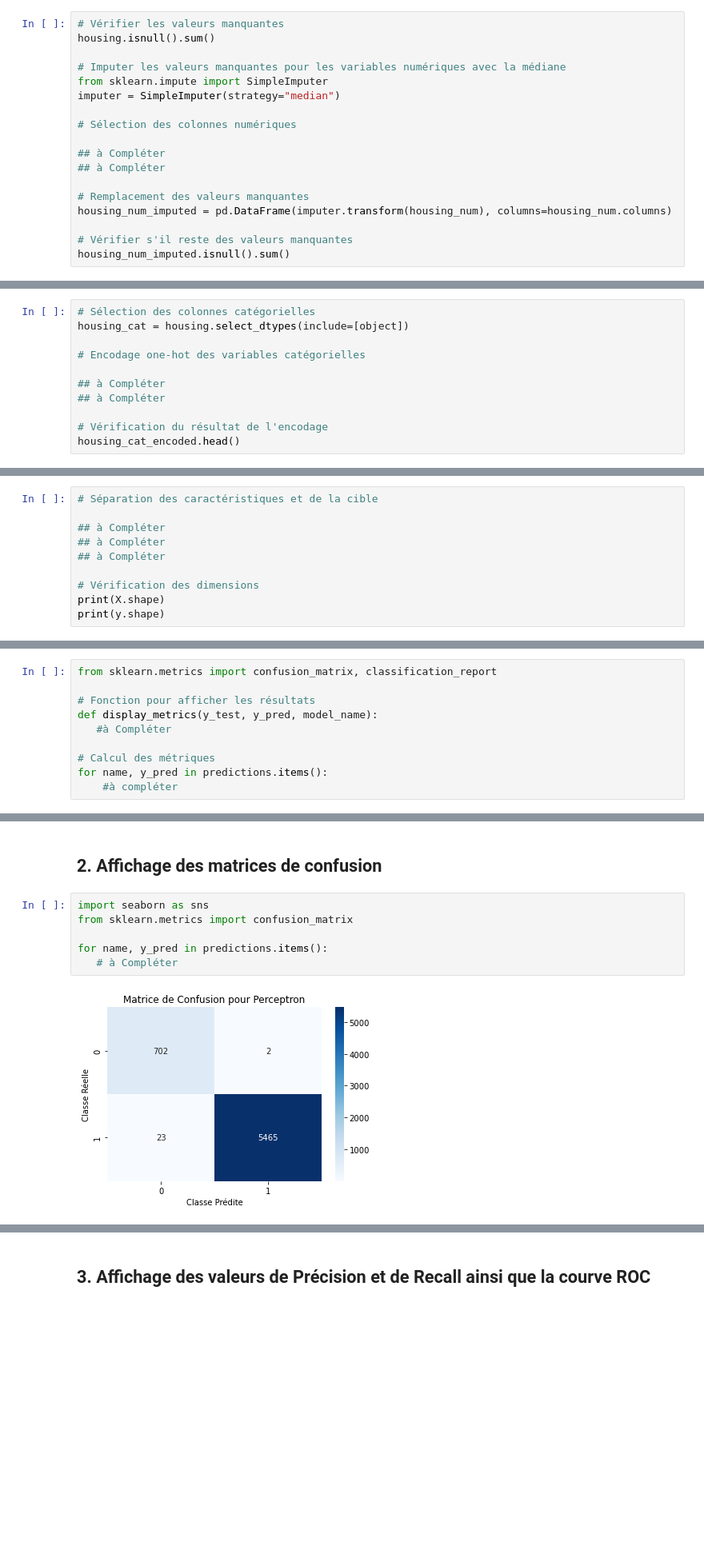
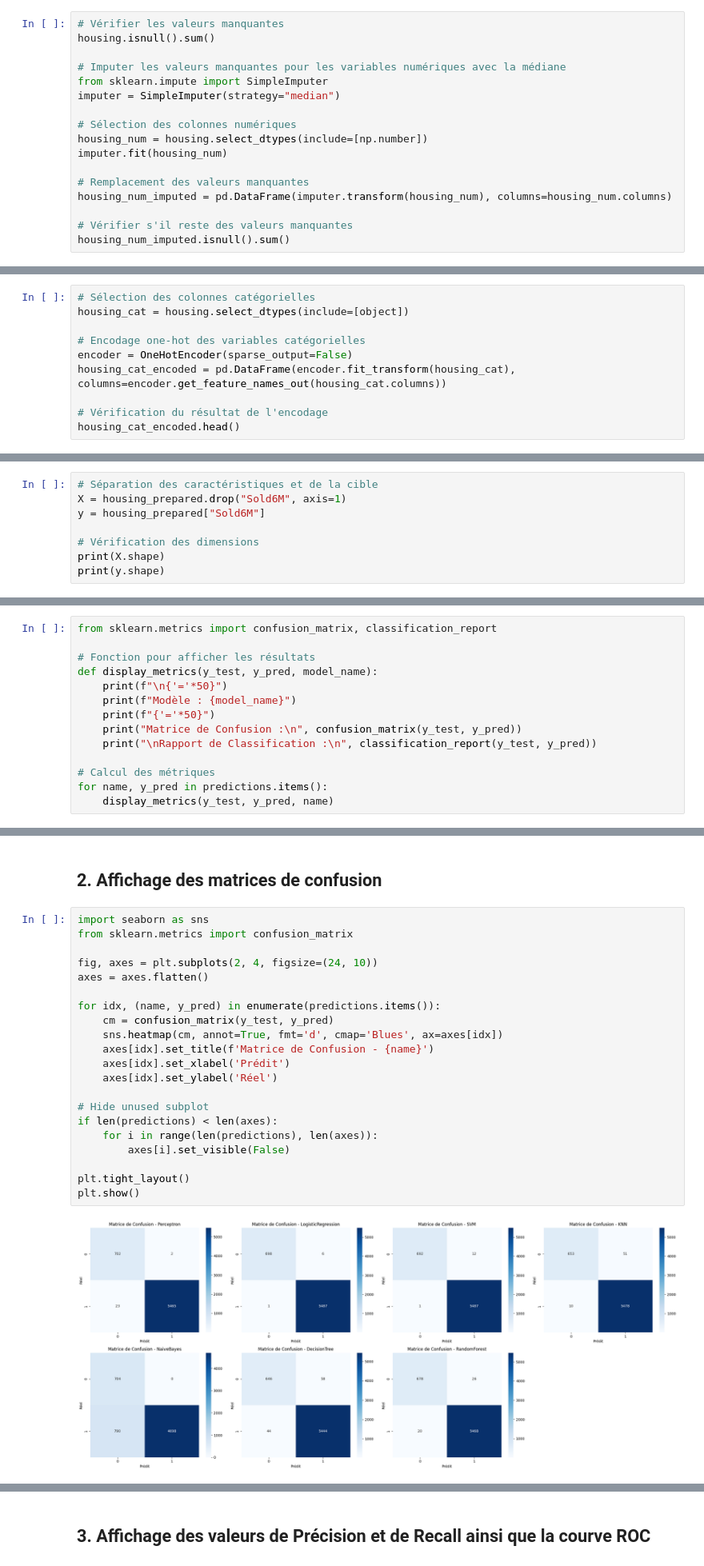
Before and after one commit to Akkuro/Ethical-turnover-analysis, a Jupyter notebook: workshops/WS_Classification/WS_Classification.ipynb, the cells around one changed output, grey strips where cells are left out. Shown at 80% size. Saved outputs shown, nothing was run; the diff lists cells and outputs as text; blank space fills up the shorter version.

```diff
--- a/workshops/WS_Classification/WS_Classification.ipynb
+++ b/workshops/WS_Classification/WS_Classification.ipynb
@@ -61,9 +60,8 @@ from sklearn.impute import SimpleImputer
 imputer = SimpleImputer(strategy="median")
 
 # Sélection des colonnes numériques
-
-## à Compléter
-## à Compléter
+housing_num = housing.select_dtypes(include=[np.number])
+imputer.fit(housing_num)
 
 # Remplacement des valeurs manquantes
 housing_num_imputed = pd.DataFrame(imputer.transform(housing_num), columns=housing_num.columns)
@@ -89,9 +87,8 @@ dtype: int64
 housing_cat = housing.select_dtypes(include=[object])
 
 # Encodage one-hot des variables catégorielles
-
-## à Compléter
-## à Compléter
+encoder = OneHotEncoder(sparse_output=False)
+housing_cat_encoded = pd.DataFrame(encoder.fit_transform(housing_cat), columns=encoder.get_feature_names_out(housing_cat.columns))
 
 # Vérification du résultat de l'encodage
 housing_cat_encoded.head()
@@ -137,10 +136,8 @@ housing_prepared.head()
 ### 5. Séparation des caractéristiques (X) et de la cible (y)
 # %%
 # Séparation des caractéristiques et de la cible
-
-## à Compléter
-## à Compléter
-## à Compléter
+X = housing_prepared.drop("Sold6M", axis=1)
+y = housing_prepared["Sold6M"]
 
 # Vérification des dimensions
 print(X.shape)
@@ -953,9 +948,13 @@ from sklearn.metrics import confusion_matrix, classification_report
 
 # Fonction pour afficher les résultats
 def display_metrics(y_test, y_pred, model_name):
-   #à Compléter
+    print(f"\n{'='*50}")
+    print(f"Modèle : {model_name}")
+    print(f"{'='*50}")
+    print("Matrice de Confusion :\n", confusion_matrix(y_test, y_pred))
+    print("\nRapport de Classification :\n", classification_report(y_test, y_pred))
 
 # Calcul des métriques
 for name, y_pred in predictions.items():
-    #à compléter
+    display_metrics(y_test, y_pred, name)
 # %% [output]
@@ -981,8 +980,23 @@ weighted avg       0.99      0.99      0.99      6192
 # %%
 import seaborn as sns
 from sklearn.metrics import confusion_matrix
 
-for name, y_pred in predictions.items():
-   # à Compléter
+fig, axes = plt.subplots(2, 4, figsize=(24, 10))
+axes = axes.flatten()
+
+for idx, (name, y_pred) in enumerate(predictions.items()):
+    cm = confusion_matrix(y_test, y_pred)
+    sns.heatmap(cm, annot=True, fmt='d', cmap='Blues', ax=axes[idx])
+    axes[idx].set_title(f'Matrice de Confusion - {name}')
+    axes[idx].set_xlabel('Prédit')
+    axes[idx].set_ylabel('Réel')
+
+# Hide unused subplot
+if len(predictions) < len(axes):
+    for i in range(len(predictions), len(axes)):
+        axes[i].set_visible(False)
+
+plt.tight_layout()
+plt.show()
 # %% [output]
-[figure, old version]
+[figure, new version]
```
Also changed, not shown: parts of 19 cells of this notebook, 10 other files.
